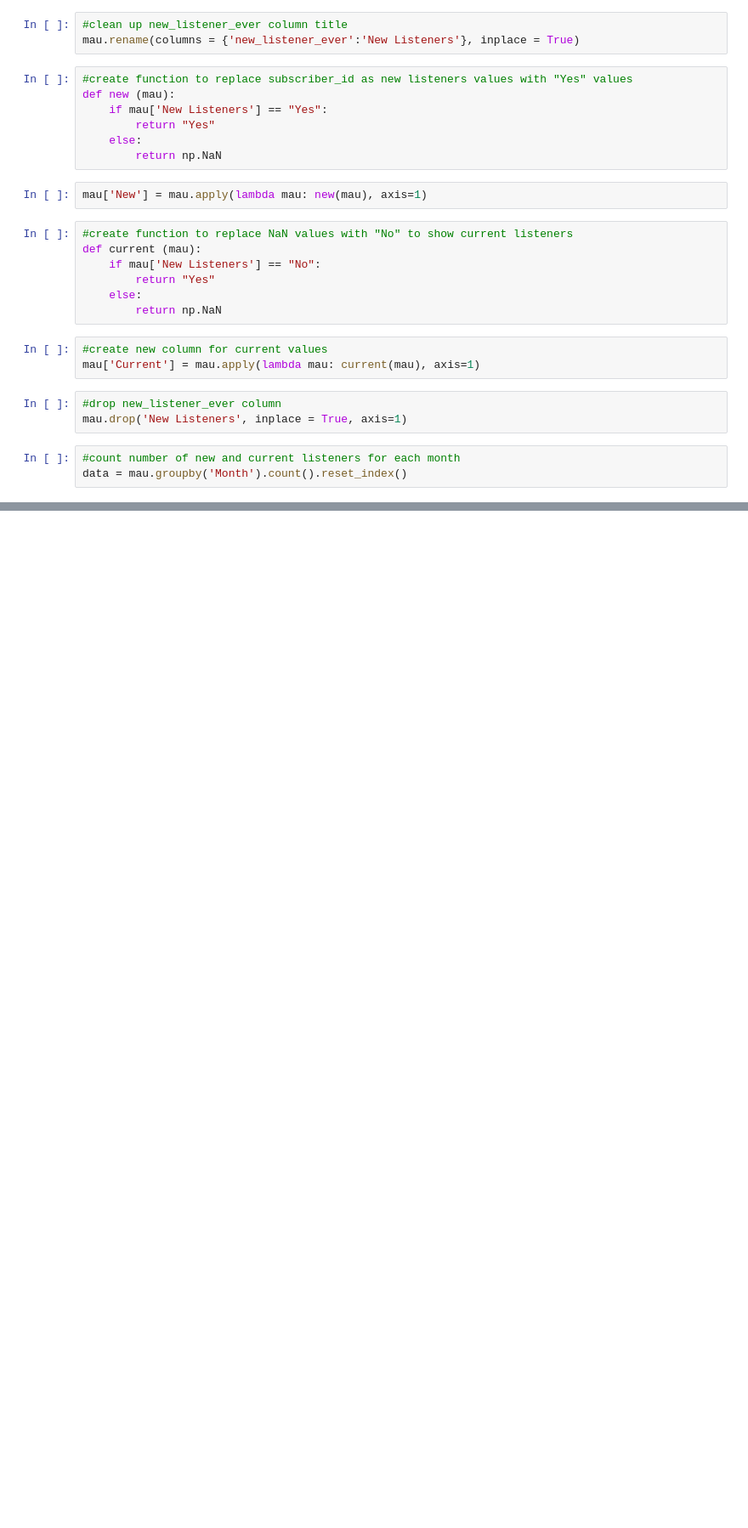
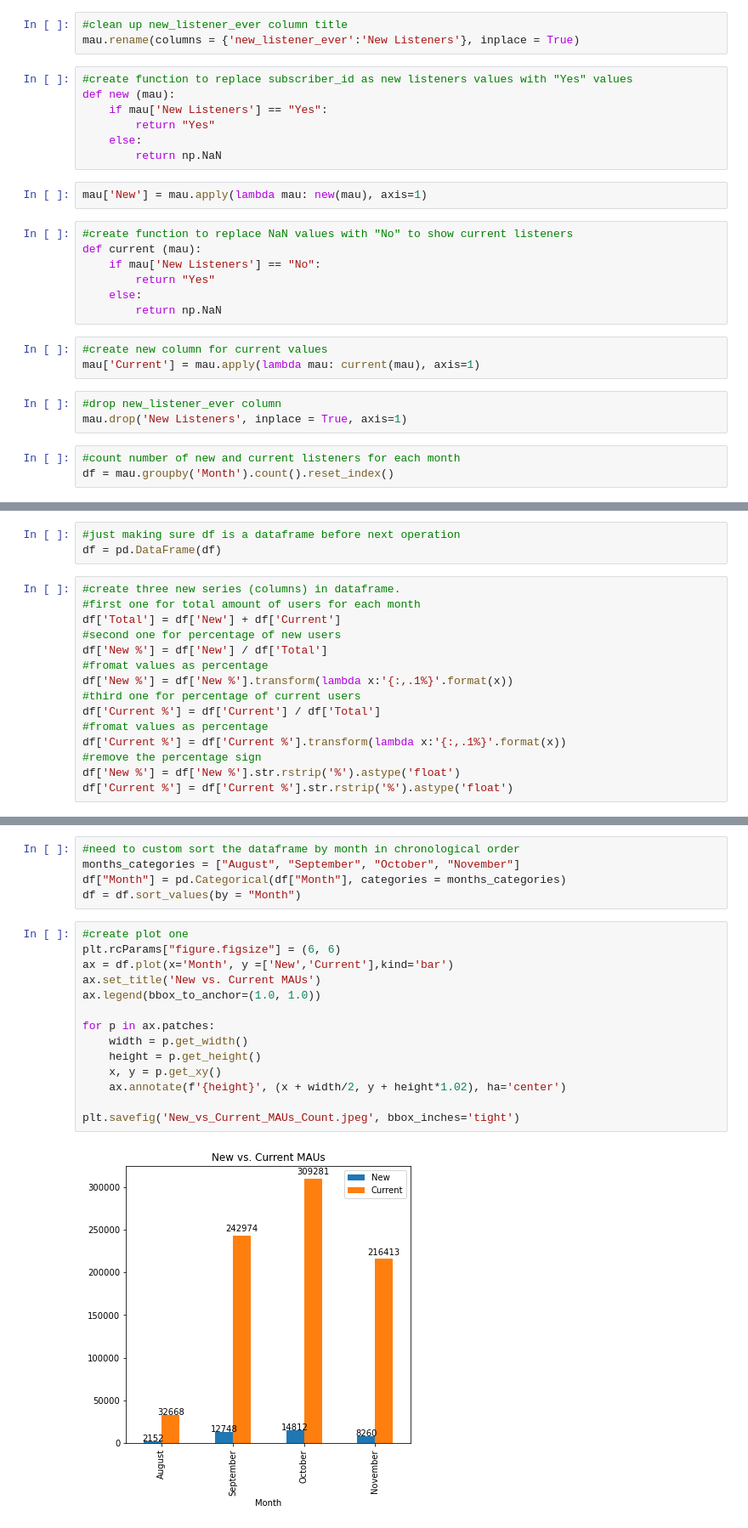
Before and after one commit to datakind/Viamo_DataDive_Dec22, a Jupyter notebook: Workstream #4/New_vs_Current_MAUs.ipynb, the cells around one changed output, grey strips where cells are left out. Shown at 85% size. Drawn from its saved outputs; the diff is of its cells as text; blank space fills up the shorter version.

Commit message:
Add files via upload
Updated edits to New vs. Current MAUs

```diff
--- a/Workstream #4/New_vs_Current_MAUs.ipynb
+++ b/Workstream #4/New_vs_Current_MAUs.ipynb
@@ -57,4 +57,4 @@ mau['Current'] = mau.apply(lambda mau: current(mau), axis=1)
 mau.drop('New Listeners', inplace = True, axis=1)
 # %%
 #count number of new and current listeners for each month
-data = mau.groupby('Month').count().reset_index()
+df = mau.groupby('Month').count().reset_index()
@@ -70 +61,19 @@ plt.savefig('New_vs_Current_MAUs.jpeg', bbox_inches='tight')
+# %%
+#just making sure df is a dataframe before next operation
+df = pd.DataFrame(df)
+# %%
+#create three new series (columns) in dataframe.
+#first one for total amount of users for each month
+df['Total'] = df['New'] + df['Current']
+#second one for percentage of new users
+df['New %'] = df['New'] / df['Total']
+#fromat values as percentage
+df['New %'] = df['New %'].transform(lambda x:'{:,.1%}'.format(x))
+#third one for percentage of current users
+df['Current %'] = df['Current'] / df['Total']
+#fromat values as percentage
+df['Current %'] = df['Current %'].transform(lambda x:'{:,.1%}'.format(x))
+#remove the percentage sign
+df['New %'] = df['New %'].str.rstrip('%').astype('float')
+df['Current %'] = df['Current %'].str.rstrip('%').astype('float')
 # %% [markdown]
@@ -71,0 +81,21 @@ plt.savefig('New_vs_Current_MAUs.jpeg', bbox_inches='tight')
+# %%
+#need to custom sort the dataframe by month in chronological order
+months_categories = ["August", "September", "October", "November"]
+df["Month"] = pd.Categorical(df["Month"], categories = months_categories)
+df = df.sort_values(by = "Month")
+# %%
+#create plot one
+plt.rcParams["figure.figsize"] = (6, 6)
+ax = df.plot(x='Month', y =['New','Current'],kind='bar')
+ax.set_title('New vs. Current MAUs')
+ax.legend(bbox_to_anchor=(1.0, 1.0))
+
+for p in ax.patches:
+    width = p.get_width()
+    height = p.get_height()
+    x, y = p.get_xy()
+    ax.annotate(f'{height}', (x + width/2, y + height*1.02), ha='center')
+
+plt.savefig('New_vs_Current_MAUs_Count.jpeg', bbox_inches='tight')
+# %% [output]
+[figure, added]
```
Also changed, not shown: parts of 5 cells of this notebook, 2 other files.
